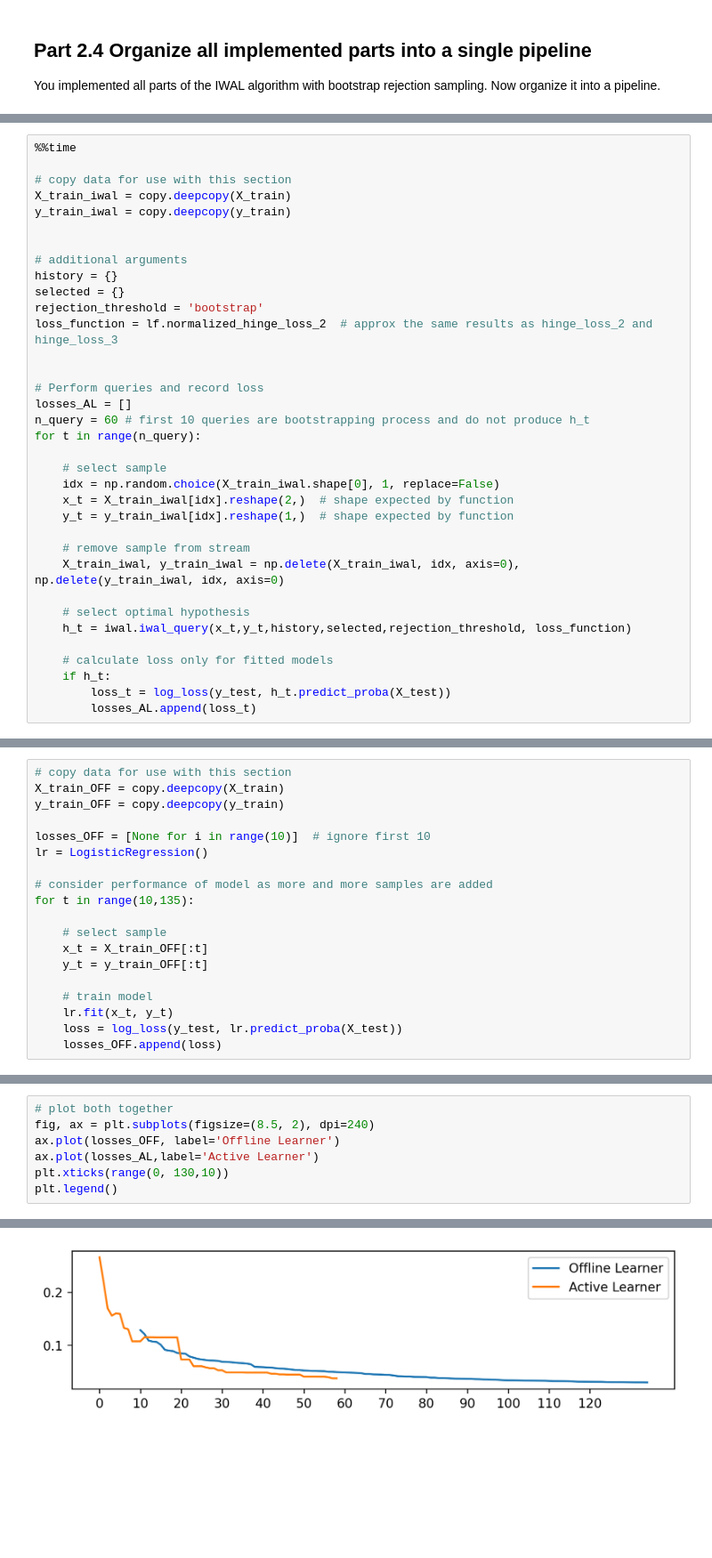
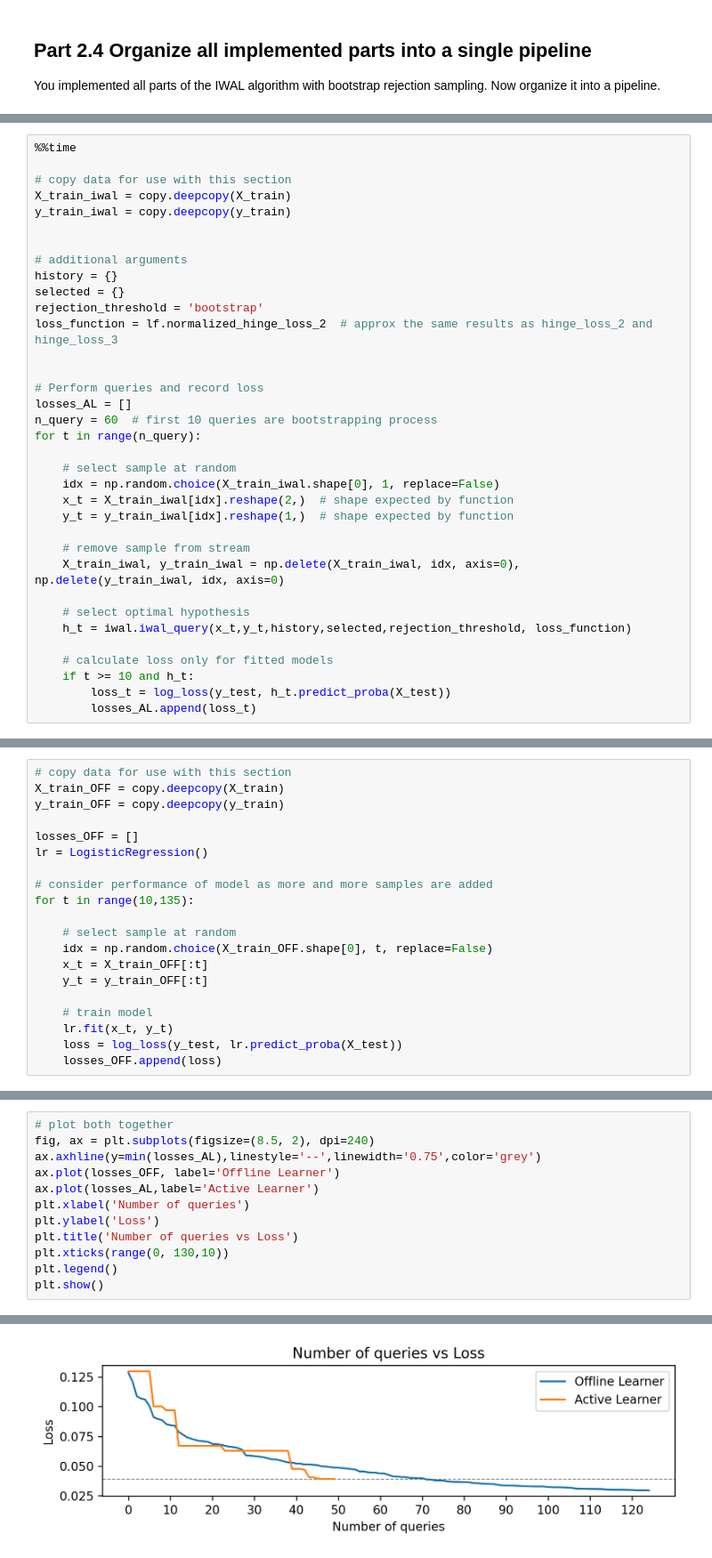
Before and after one commit to ryanquinnnelson/CMU-02750-Query-Selection-Methods-in-Active-Learning, a Jupyter notebook: HW2Q2_ryan.ipynb, the cells around one changed output, grey strips where cells are left out. Shown: that part at 89% size. Saved outputs shown, nothing was run; the diff lists cells and outputs as text; blank space fills up the shorter version.

Commit message:
Documentation bootstrap(), refactor notebook and move plot code into a function, add plot of number of selected samples

```diff
--- a/HW2Q2_ryan.ipynb
+++ b/HW2Q2_ryan.ipynb
@@ -110,10 +100,10 @@ loss_function = lf.normalized_hinge_loss_2  # approx the same results as hinge_l
 
 # Perform queries and record loss
 losses_AL = []
-n_query = 60 # first 10 queries are bootstrapping process and do not produce h_t
+n_query = 60  # first 10 queries are bootstrapping process
 for t in range(n_query):
 
-    # select sample
+    # select sample at random
     idx = np.random.choice(X_train_iwal.shape[0], 1, replace=False)
     x_t = X_train_iwal[idx].reshape(2,)  # shape expected by function
     y_t = y_train_iwal[idx].reshape(1,)  # shape expected by function
@@ -125,7 +115,7 @@ for t in range(n_query):
     h_t = iwal.iwal_query(x_t,y_t,history,selected,rejection_threshold, loss_function)
 
     # calculate loss only for fitted models
-    if h_t:
+    if t >= 10 and h_t:
         loss_t = log_loss(y_test, h_t.predict_proba(X_test))
         losses_AL.append(loss_t)
 # %% [output]
@@ -160,13 +145,14 @@ In this part you need to create object of the same scikit learning class and tra
 X_train_OFF = copy.deepcopy(X_train)
 y_train_OFF = copy.deepcopy(y_train)
 
-losses_OFF = [None for i in range(10)]  # ignore first 10
+losses_OFF = []
 lr = LogisticRegression()
 
 # consider performance of model as more and more samples are added
 for t in range(10,135):
 
-    # select sample
+    # select sample at random
+    idx = np.random.choice(X_train_OFF.shape[0], t, replace=False)
     x_t = X_train_OFF[:t]
     y_t = y_train_OFF[:t]
 
@@ -182,8 +171,13 @@ plt.plot(losses_OFF)
 # %%
 # plot both together
 fig, ax = plt.subplots(figsize=(8.5, 2), dpi=240)
+ax.axhline(y=min(losses_AL),linestyle='--',linewidth='0.75',color='grey')
 ax.plot(losses_OFF, label='Offline Learner')
 ax.plot(losses_AL,label='Active Learner')
+plt.xlabel('Number of queries')
+plt.ylabel('Loss')
+plt.title('Number of queries vs Loss')
 plt.xticks(range(0, 130,10))
 plt.legend()
+plt.show()
 # %% [output]
@@ -191 +184 @@ plt.legend()
-[figure, old version]
+[figure, new version]
```
Also changed, not shown: parts of 32 cells of this notebook, 1 other file.
